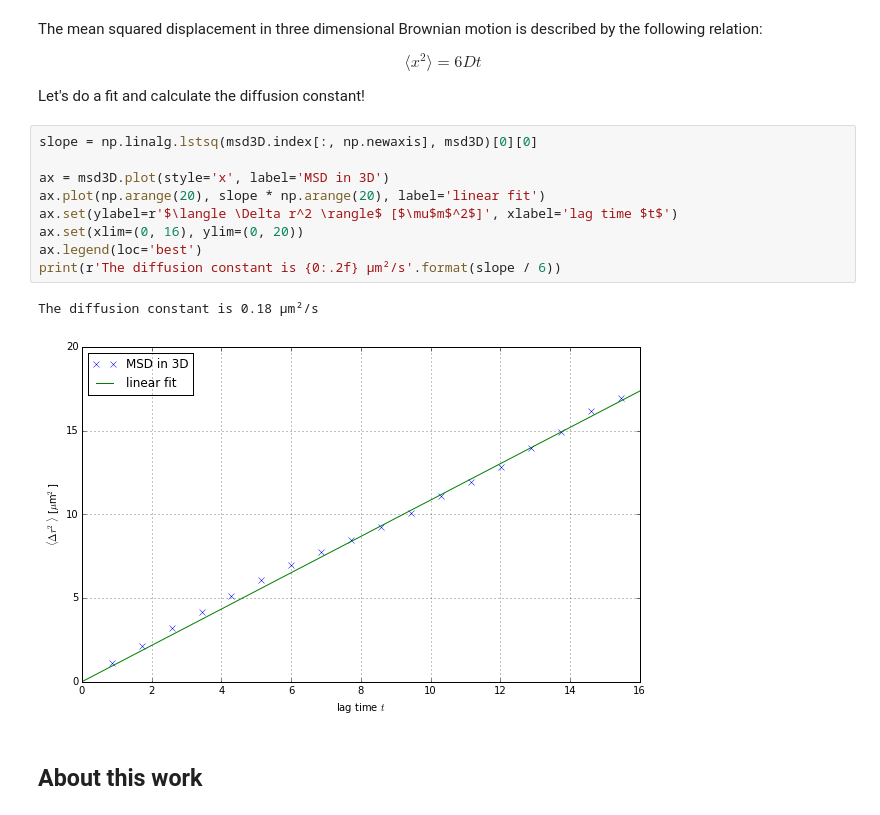
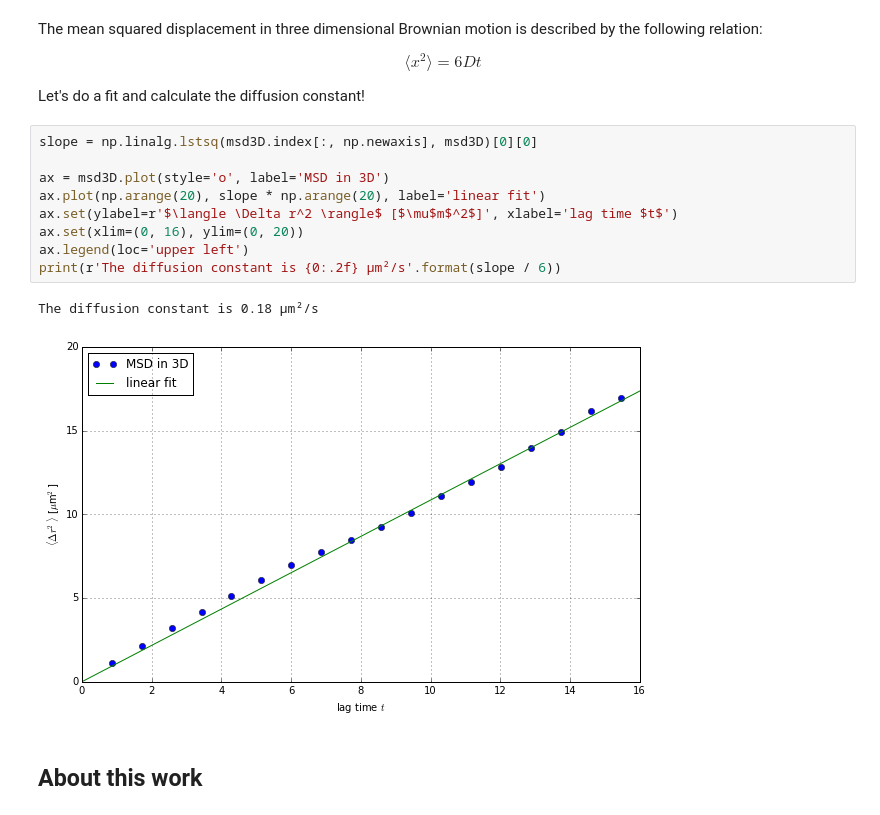
Before and after one commit to soft-matter/trackpy-examples, a Jupyter notebook: notebooks/tracking-3d.ipynb, the cells around one changed output. Saved outputs shown, nothing was run; the diff lists cells and outputs as text.

```diff
--- a/notebooks/tracking-3d.ipynb
+++ b/notebooks/tracking-3d.ipynb
@@ -203,15 +203,15 @@ Let's do a fit and calculate the diffusion constant!
 # %%
 slope = np.linalg.lstsq(msd3D.index[:, np.newaxis], msd3D)[0][0]
 
-ax = msd3D.plot(style='x', label='MSD in 3D')
+ax = msd3D.plot(style='o', label='MSD in 3D')
 ax.plot(np.arange(20), slope * np.arange(20), label='linear fit')
 ax.set(ylabel=r'$\langle \Delta r^2 \rangle$ [$\mu$m$^2$]', xlabel='lag time $t$')
 ax.set(xlim=(0, 16), ylim=(0, 20))
-ax.legend(loc='best')
+ax.legend(loc='upper left')
 print(r'The diffusion constant is {0:.2f} μm²/s'.format(slope / 6))
 # %% [output]
 The diffusion constant is 0.18 μm²/s
-[figure, old version]
+[figure, new version]
 # %% [markdown]
 ## About this work
 # %% [markdown]
```
Also changed, not shown: parts of 1 cell of this notebook.
